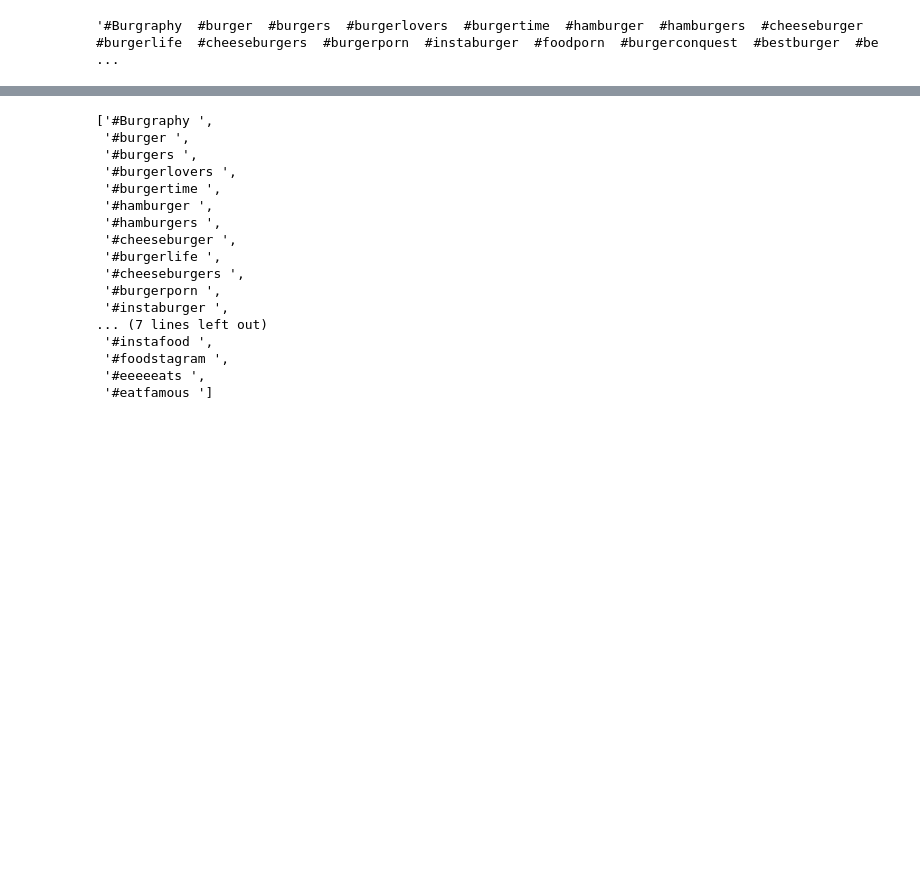
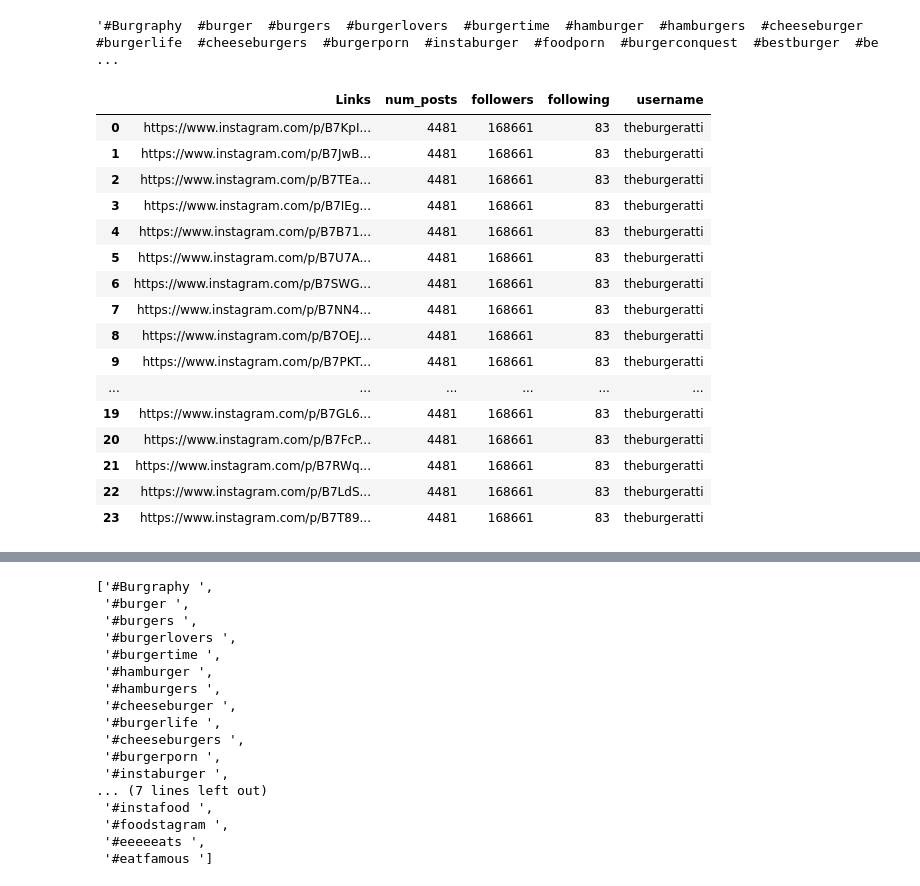
Before and after one commit to wdlcameron/DeepEngage, a Jupyter notebook: notebooks/IGBotSelenium-Insight.ipynb, the cells around one changed output, grey strips where cells are left out. Drawn from its saved outputs; the diff is of its cells as text; code cells hidden in the pictures; blank space fills up the shorter version.

```diff
--- a/notebooks/IGBotSelenium-Insight.ipynb
+++ b/notebooks/IGBotSelenium-Insight.ipynb
@@ -362,0 +527,20 @@ Get tags is imcomplete!!!
+# %%
+ind_links
+# %% [output]
+|  | Links | num_posts | followers | following | username |
+| 0 | https://www.instagram.com/p/B7KpI... | 4481 | 168661 | 83 | theburgeratti |
+| 1 | https://www.instagram.com/p/B7JwB... | 4481 | 168661 | 83 | theburgeratti |
+| 2 | https://www.instagram.com/p/B7TEa... | 4481 | 168661 | 83 | theburgeratti |
+| 3 | https://www.instagram.com/p/B7IEg... | 4481 | 168661 | 83 | theburgeratti |
+| 4 | https://www.instagram.com/p/B7B71... | 4481 | 168661 | 83 | theburgeratti |
+| 5 | https://www.instagram.com/p/B7U7A... | 4481 | 168661 | 83 | theburgeratti |
+| 6 | https://www.instagram.com/p/B7SWG... | 4481 | 168661 | 83 | theburgeratti |
+| 7 | https://www.instagram.com/p/B7NN4... | 4481 | 168661 | 83 | theburgeratti |
+| 8 | https://www.instagram.com/p/B7OEJ... | 4481 | 168661 | 83 | theburgeratti |
+| 9 | https://www.instagram.com/p/B7PKT... | 4481 | 168661 | 83 | theburgeratti |
+| ... | ... | ... | ... | ... | ... |
+| 19 | https://www.instagram.com/p/B7GL6... | 4481 | 168661 | 83 | theburgeratti |
+| 20 | https://www.instagram.com/p/B7FcP... | 4481 | 168661 | 83 | theburgeratti |
+| 21 | https://www.instagram.com/p/B7RWq... | 4481 | 168661 | 83 | theburgeratti |
+| 22 | https://www.instagram.com/p/B7LdS... | 4481 | 168661 | 83 | theburgeratti |
+| 23 | https://www.instagram.com/p/B7T89... | 4481 | 168661 | 83 | theburgeratti |
```
Also changed, not shown: parts of 20 cells of this notebook.
